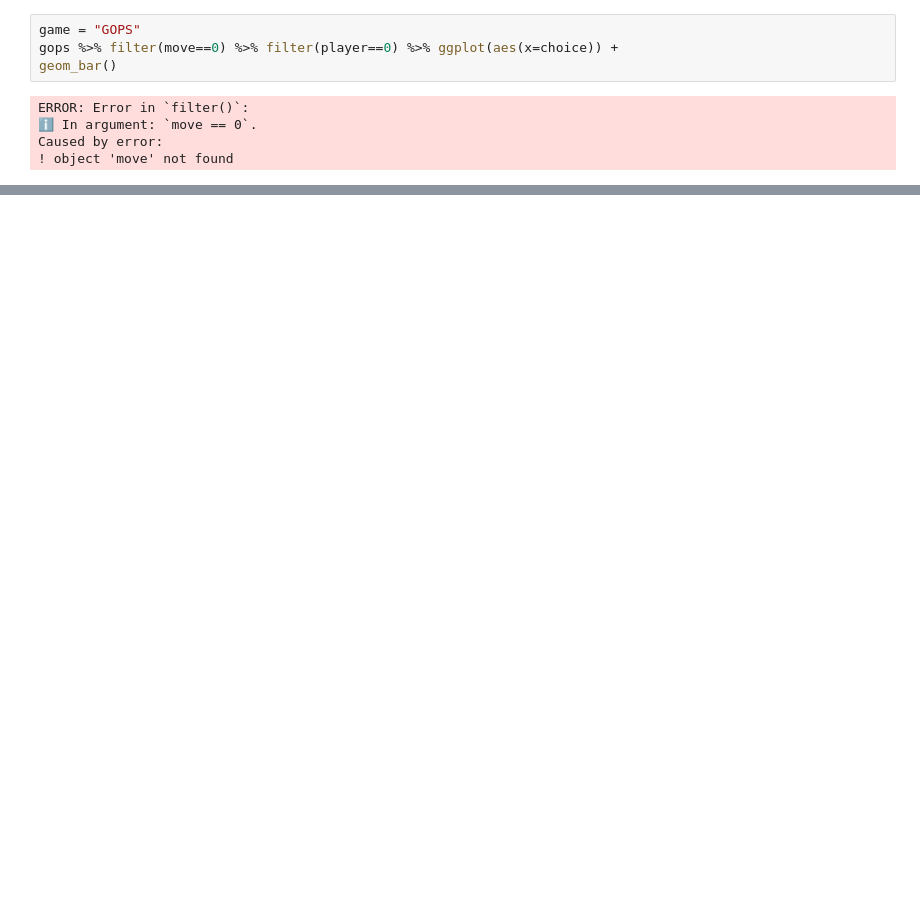
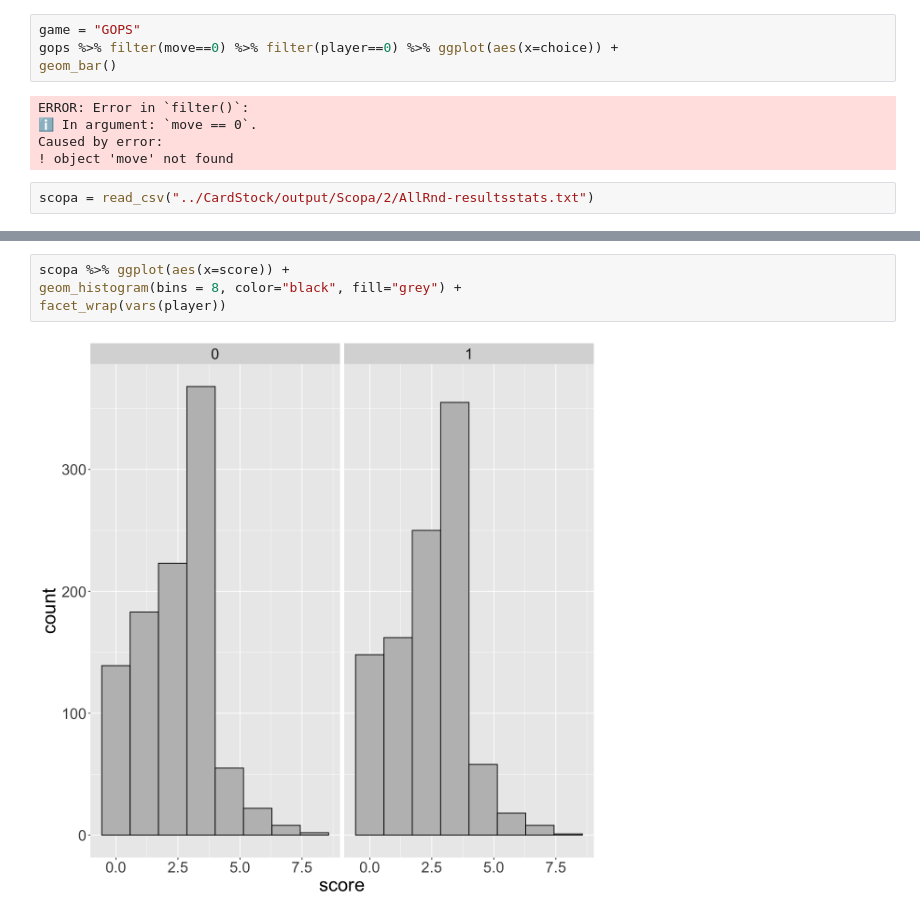
Before and after one commit to mgoadric/cardstock, a Jupyter notebook: Analysis/Analysis With R.ipynb, the cells around one changed output, grey strips where cells are left out. Drawn from its saved outputs; the diff is of its cells as text; blank space fills up the shorter version.

```diff
--- a/Analysis/Analysis With R.ipynb
+++ b/Analysis/Analysis With R.ipynb
@@ -71,3 +71,5 @@ ERROR: Error in `filter()`:
 ℹ In argument: `move == 0`.
 Caused by error:
 ! object 'move' not found
+# %%
+scopa = read_csv("../CardStock/output/Scopa/2/AllRnd-resultsstats.txt")
@@ -73,0 +107,6 @@ Caused by error:
+# %%
+scopa %>% ggplot(aes(x=score)) +
+geom_histogram(bins = 8, color="black", fill="grey") +
+facet_wrap(vars(player))
+# %% [output]
+[figure, added]
```
Also changed, not shown: parts of 7 cells of this notebook, 7 other files.
